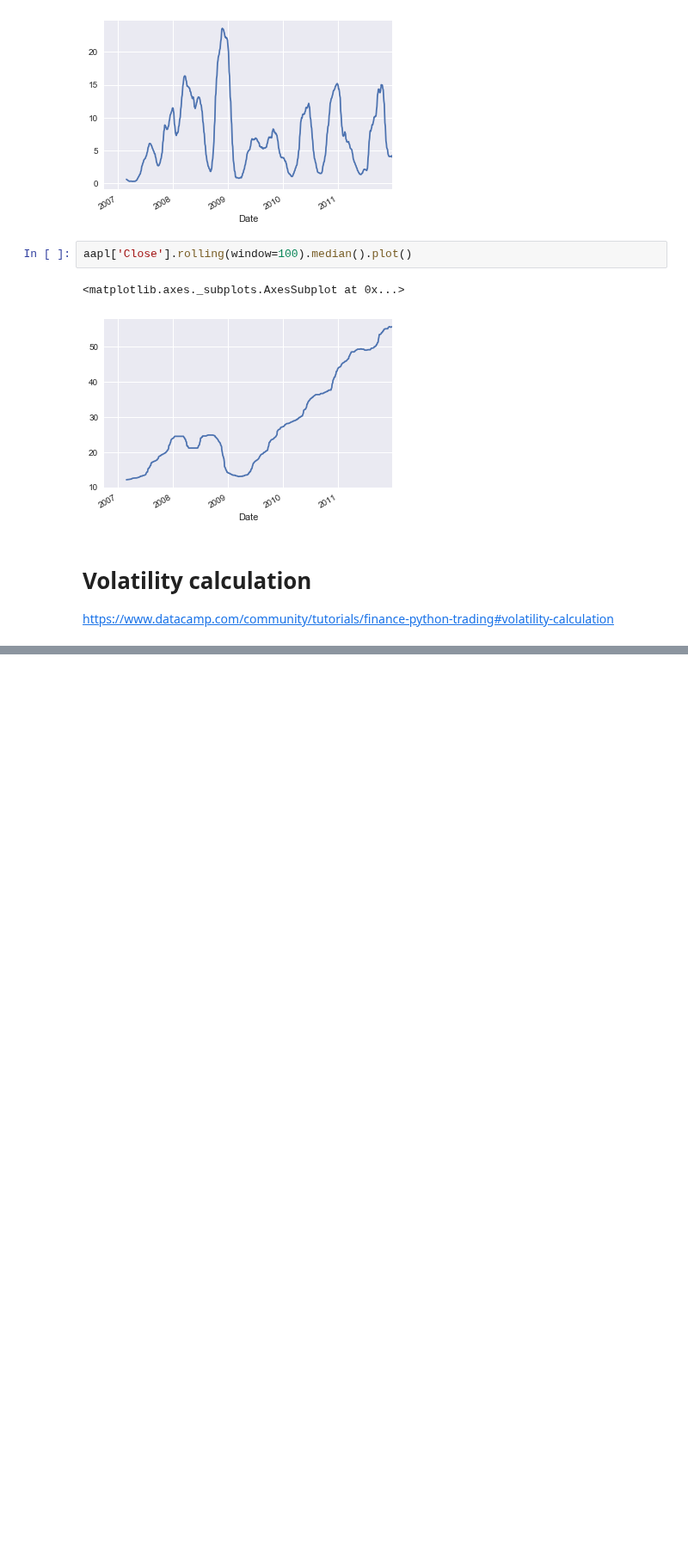
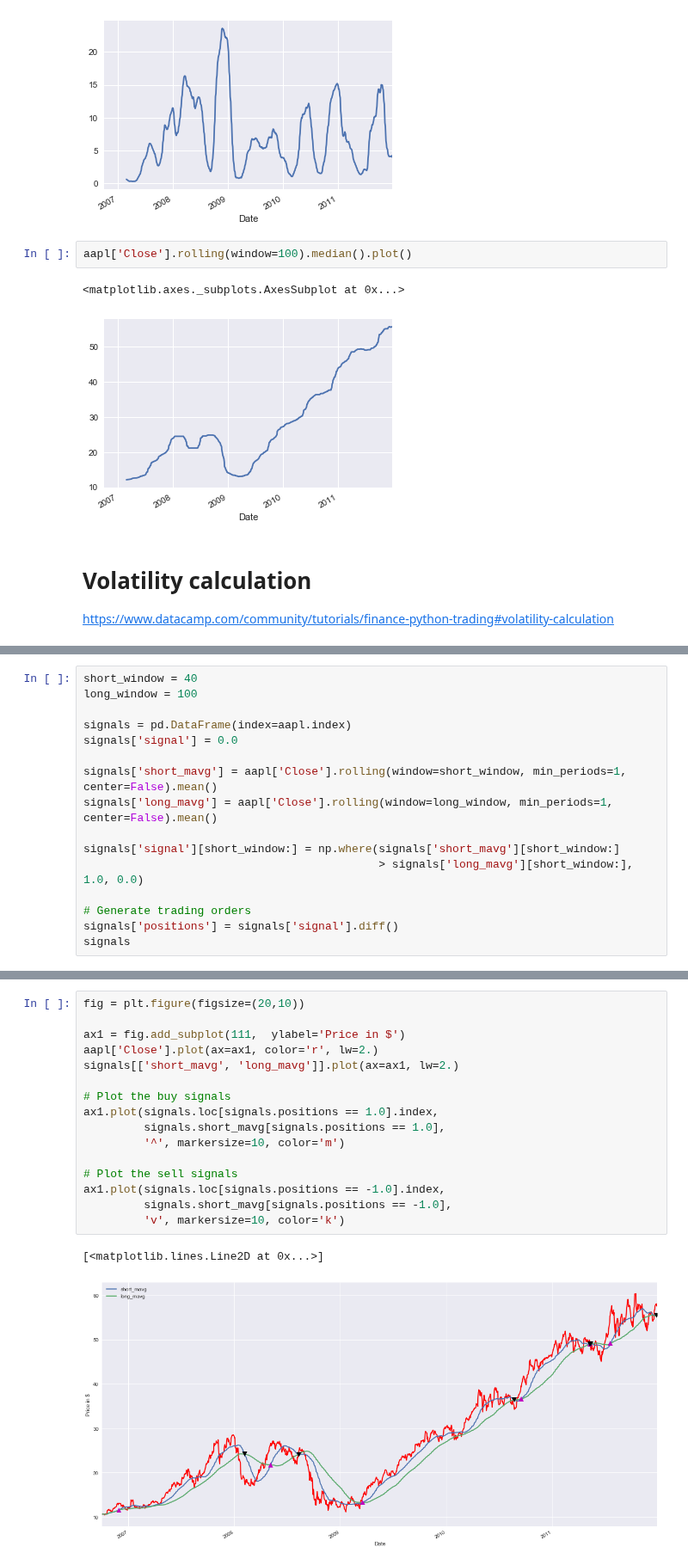
Before and after one commit to minimalgeek/Python, a Jupyter notebook: NLP/Finance/01_tutorial.ipynb, the cells around one changed output, grey strips where cells are left out. Shown at 86% size. Saved outputs shown, nothing was run; the diff lists cells and outputs as text; blank space fills up the shorter version.

```diff
--- a/NLP/Finance/01_tutorial.ipynb
+++ b/NLP/Finance/01_tutorial.ipynb
@@ -335,0 +407,16 @@ https://www.datacamp.com/community/tutorials/finance-python-trading#volatility-c
+# %%
+short_window = 40
+long_window = 100
+
+signals = pd.DataFrame(index=aapl.index)
+signals['signal'] = 0.0
+
+signals['short_mavg'] = aapl['Close'].rolling(window=short_window, min_periods=1, center=False).mean()
+signals['long_mavg'] = aapl['Close'].rolling(window=long_window, min_periods=1, center=False).mean()
+
+signals['signal'][short_window:] = np.where(signals['short_mavg'][short_window:]
+                                            > signals['long_mavg'][short_window:], 1.0, 0.0)
+
+# Generate trading orders
+signals['positions'] = signals['signal'].diff()
+signals
@@ -335,0 +461,19 @@ https://www.datacamp.com/community/tutorials/finance-python-trading#volatility-c
+# %%
+fig = plt.figure(figsize=(20,10))
+
+ax1 = fig.add_subplot(111,  ylabel='Price in $')
+aapl['Close'].plot(ax=ax1, color='r', lw=2.)
+signals[['short_mavg', 'long_mavg']].plot(ax=ax1, lw=2.)
+
+# Plot the buy signals
+ax1.plot(signals.loc[signals.positions == 1.0].index,
+         signals.short_mavg[signals.positions == 1.0],
+         '^', markersize=10, color='m')
+
+# Plot the sell signals
+ax1.plot(signals.loc[signals.positions == -1.0].index,
+         signals.short_mavg[signals.positions == -1.0],
+         'v', markersize=10, color='k')
+# %% [output]
+[<matplotlib.lines.Line2D at 0x...>]
+[figure, added]
```
Also changed, not shown: parts of 35 cells of this notebook, 1 other file.
